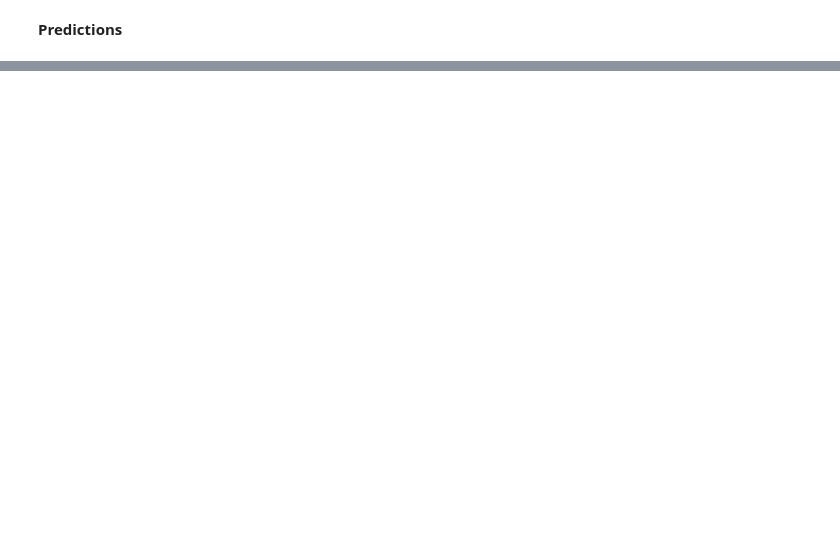
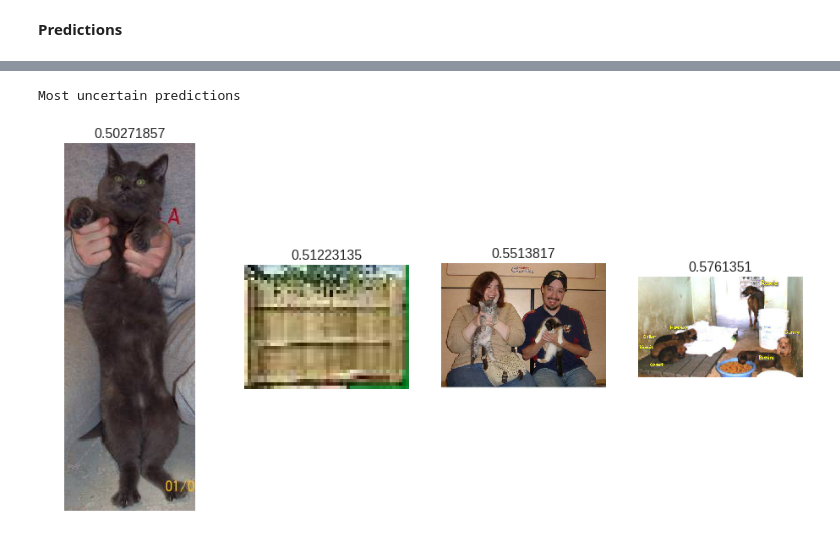
Before and after one commit to SwapnilSParkhe/FAST_AI, a Jupyter notebook: FASTAI_Lesson1.ipynb, the cells around one changed output, grey strips where cells are left out. Saved outputs shown, nothing was run; the diff lists cells and outputs as text; code cells hidden in the pictures; blank space fills up the shorter version.

```diff
--- a/FASTAI_Lesson1.ipynb
+++ b/FASTAI_Lesson1.ipynb
@@ -159,0 +243,6 @@ print(log_preds.shape)
+# %%
+#5. Most uncertain
+plot_val_with_title(np.argsort(np.abs(probs -0.5))[:4], "Most uncertain predictions")
+# %% [output]
+Most uncertain predictions
+[figure, added]
```
Also changed, not shown: parts of 13 cells of this notebook.
